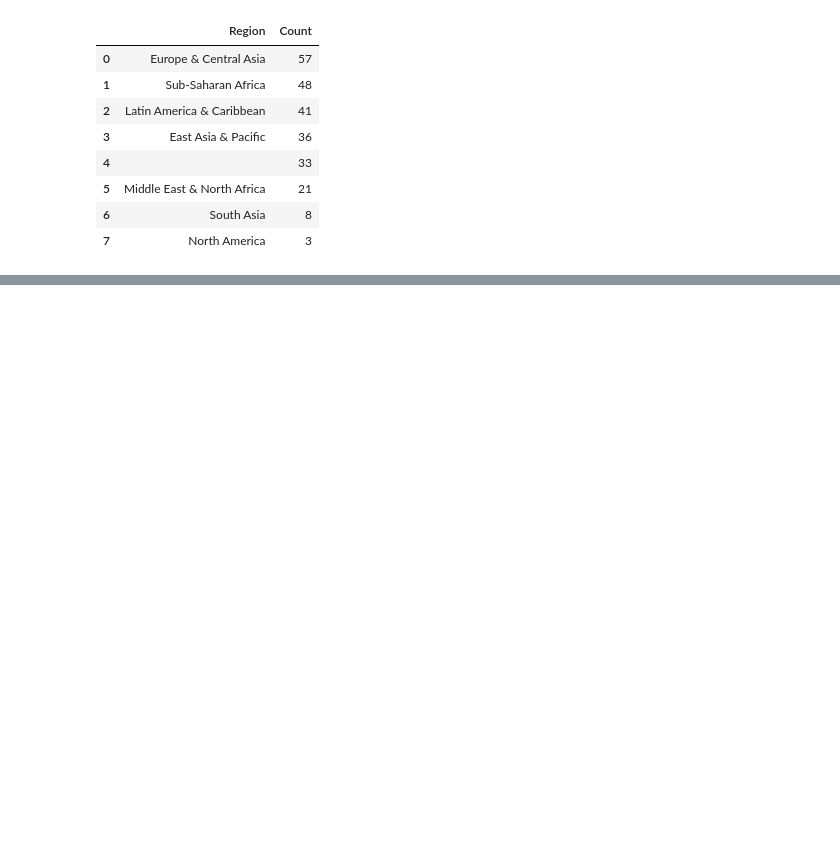
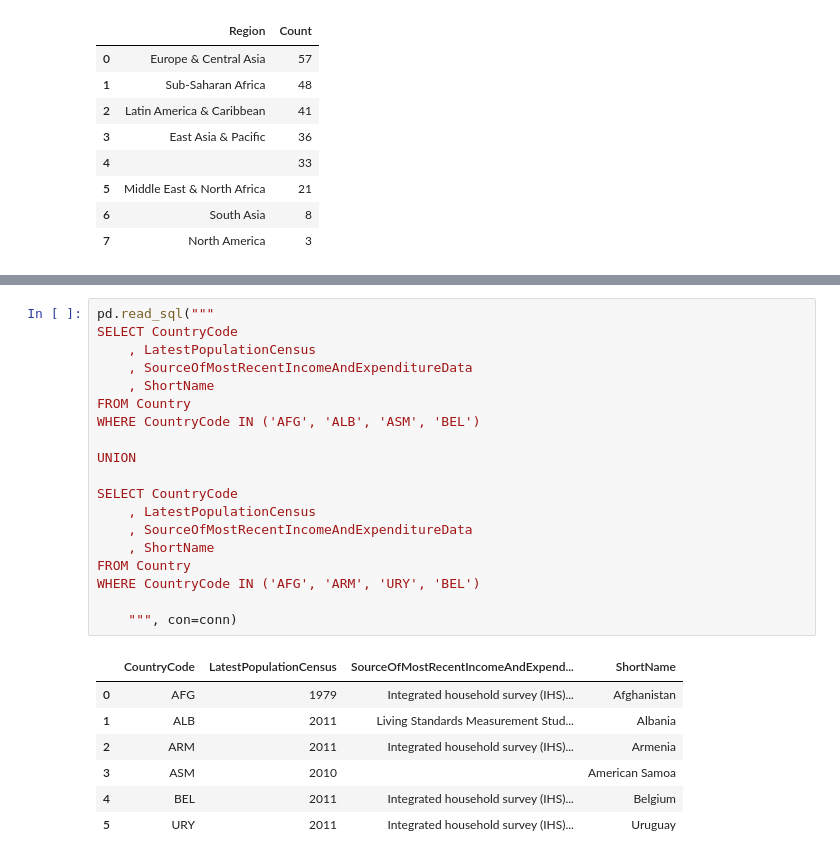
Before and after one commit to alancet/test, a Jupyter notebook: kaggle/sqlPyPrimer/src/sqlite.ipynb, the cells around one changed output, grey strips where cells are left out. Saved outputs shown, nothing was run; the diff lists cells and outputs as text; blank space fills up the shorter version.

```diff
--- a/kaggle/sqlPyPrimer/src/sqlite.ipynb
+++ b/kaggle/sqlPyPrimer/src/sqlite.ipynb
@@ -94,0 +157,27 @@ ORDER BY 2 DESC
+# %%
+pd.read_sql("""
+SELECT CountryCode
+    , LatestPopulationCensus
+    , SourceOfMostRecentIncomeAndExpenditureData
+    , ShortName
+FROM Country
+WHERE CountryCode IN ('AFG', 'ALB', 'ASM', 'BEL')
+
+UNION
+
+SELECT CountryCode
+    , LatestPopulationCensus
+    , SourceOfMostRecentIncomeAndExpenditureData
+    , ShortName
+FROM Country
+WHERE CountryCode IN ('AFG', 'ARM', 'URY', 'BEL')
+
+    """, con=conn)
+# %% [output]
+|  | CountryCode | LatestPopulationCensus | SourceOfMostRecentIncomeAndExpend... | ShortName |
+| 0 | AFG | 1979 | Integrated household survey (IHS)... | Afghanistan |
+| 1 | ALB | 2011 | Living Standards Measurement Stud... | Albania |
+| 2 | ARM | 2011 | Integrated household survey (IHS)... | Armenia |
+| 3 | ASM | 2010 |  | American Samoa |
+| 4 | BEL | 2011 | Integrated household survey (IHS)... | Belgium |
+| 5 | URY | 2011 | Integrated household survey (IHS)... | Uruguay |
```
Also changed, not shown: parts of 6 cells of this notebook, 1 other file.
